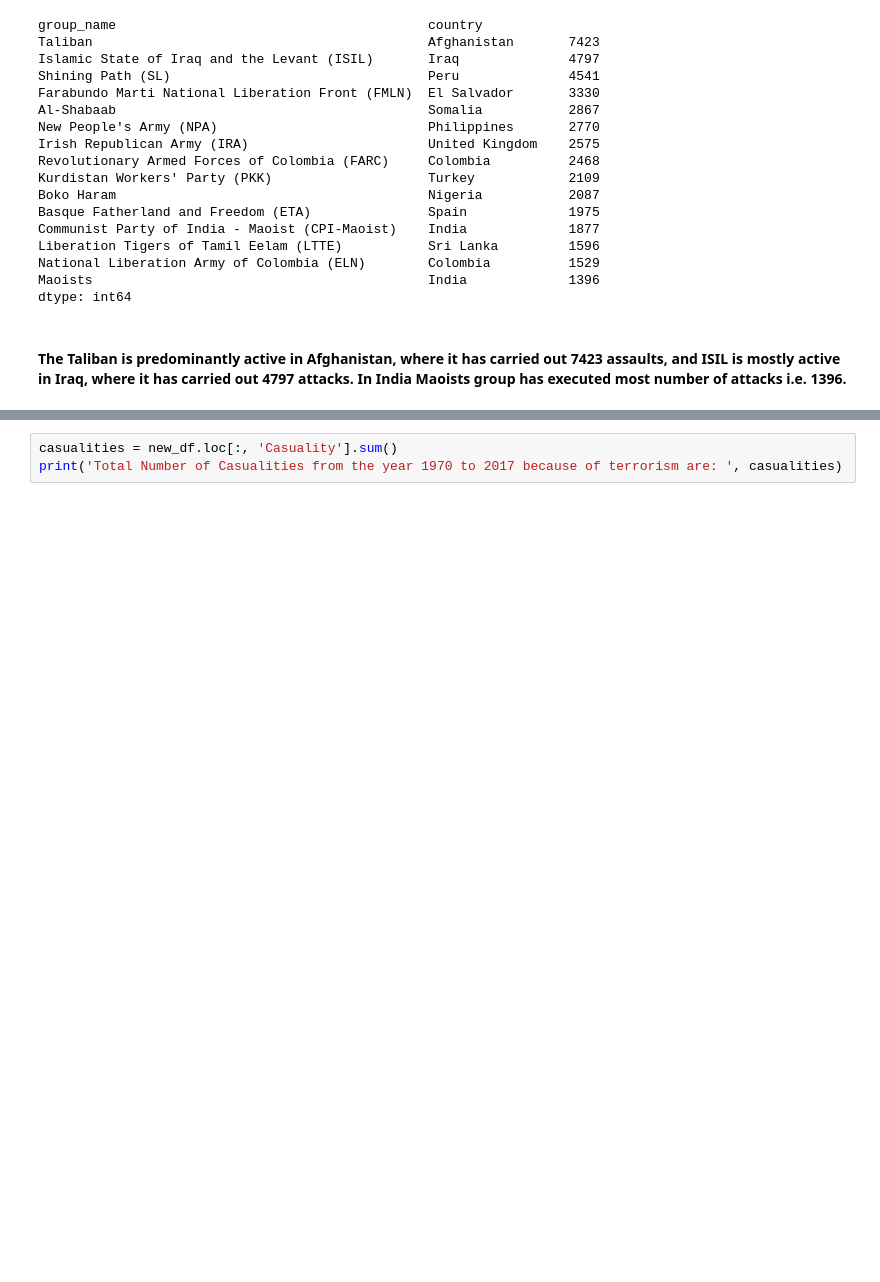
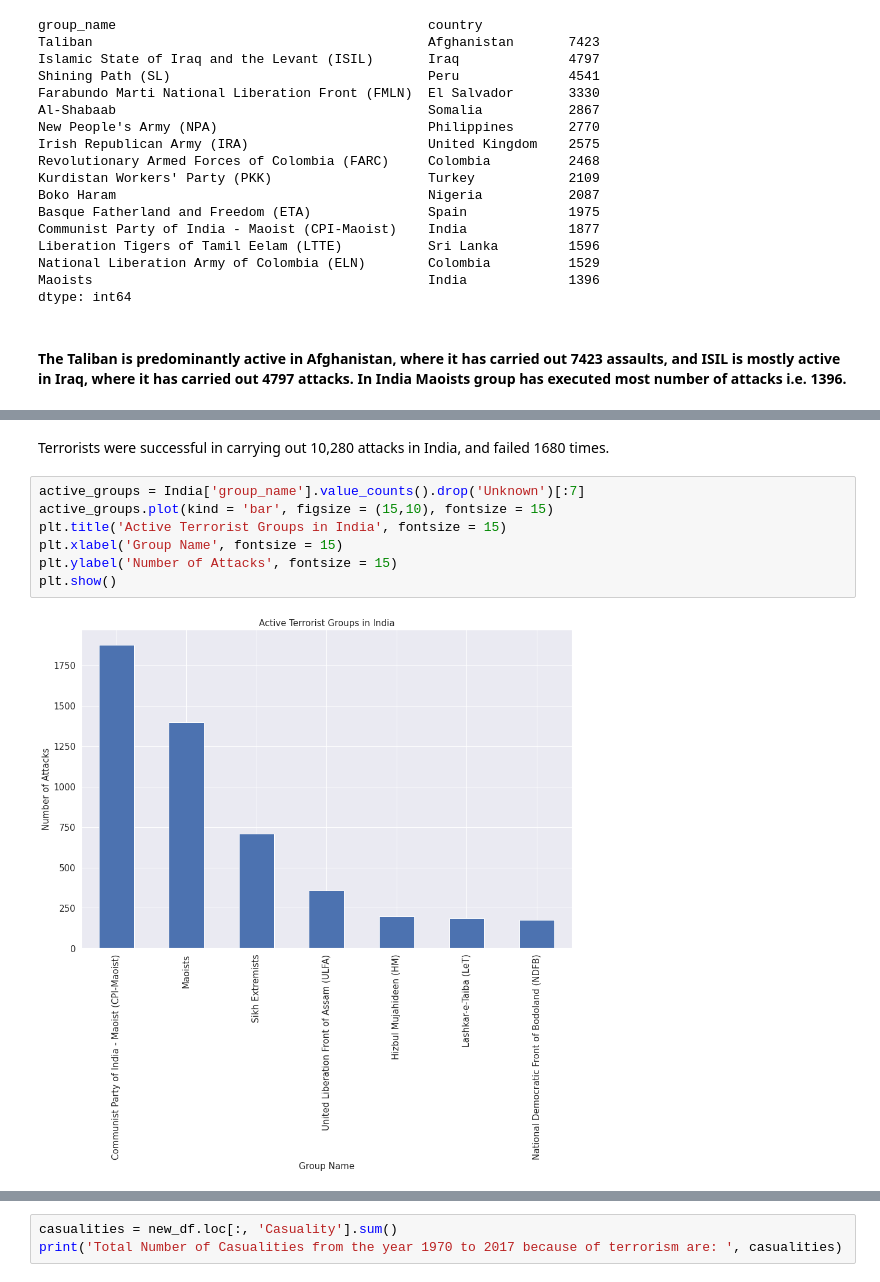
Before and after one commit to HarshJain41/Global-Terrorism-Data-Analysis, a Jupyter notebook: Harsh_Jain_Global_Terrorism_Analysis_Capstone_Project.ipynb, the cells around one changed output, grey strips where cells are left out. Cells and saved outputs as stored; diff of their text form; blank space fills up the shorter version.

```diff
--- a/Harsh_Jain_Global_Terrorism_Analysis_Capstone_Project.ipynb
+++ b/Harsh_Jain_Global_Terrorism_Analysis_Capstone_Project.ipynb
@@ -516,0 +576,11 @@ dtype: int64
+# %% [markdown]
+Terrorists were successful in carrying out 10,280 attacks in India, and failed 1680 times.
+# %%
+active_groups = India['group_name'].value_counts().drop('Unknown')[:7]
+active_groups.plot(kind = 'bar', figsize = (15,10), fontsize = 15)
+plt.title('Active Terrorist Groups in India', fontsize = 15)
+plt.xlabel('Group Name', fontsize = 15)
+plt.ylabel('Number of Attacks', fontsize = 15)
+plt.show()
+# %% [output]
+[figure, added]
```
Also changed, not shown: parts of 15 cells of this notebook.
